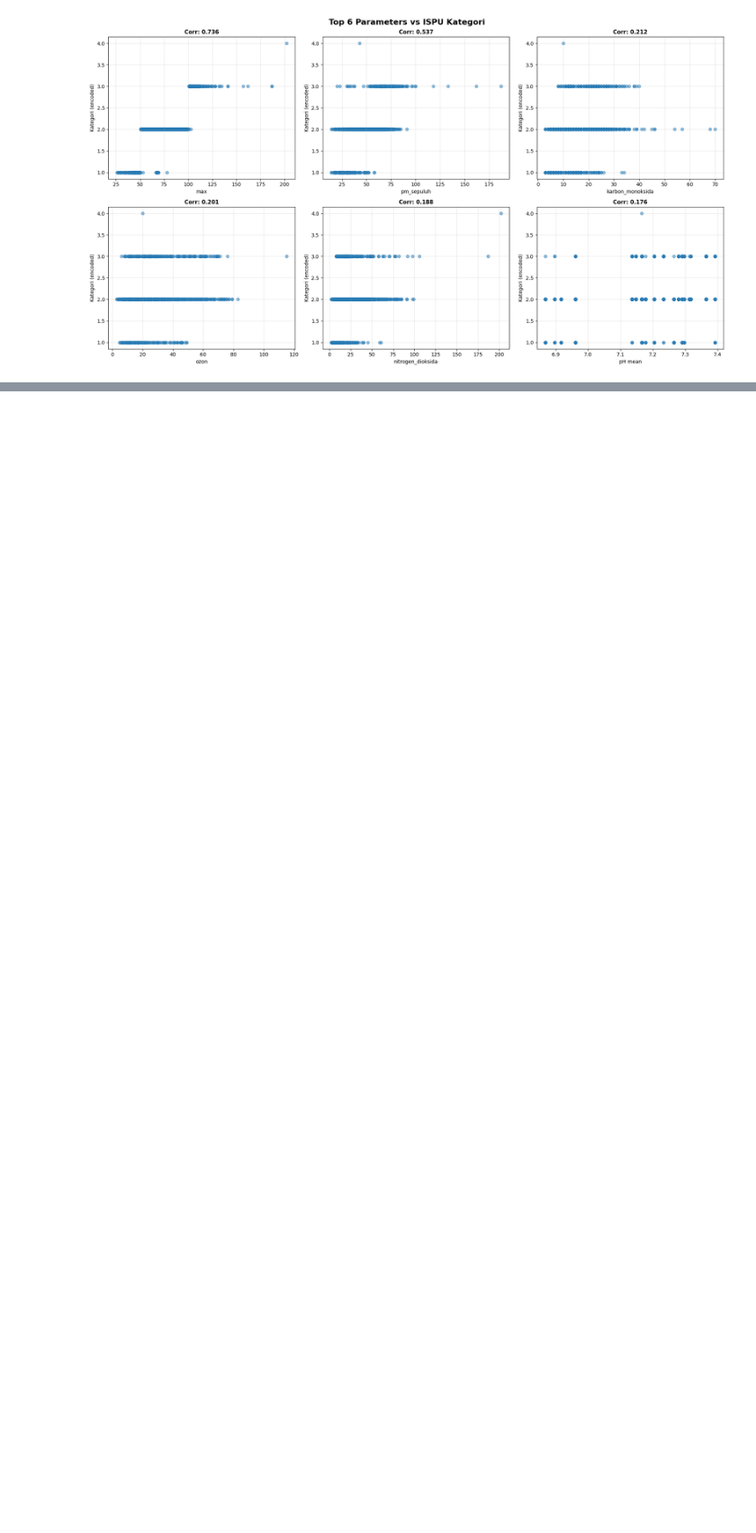
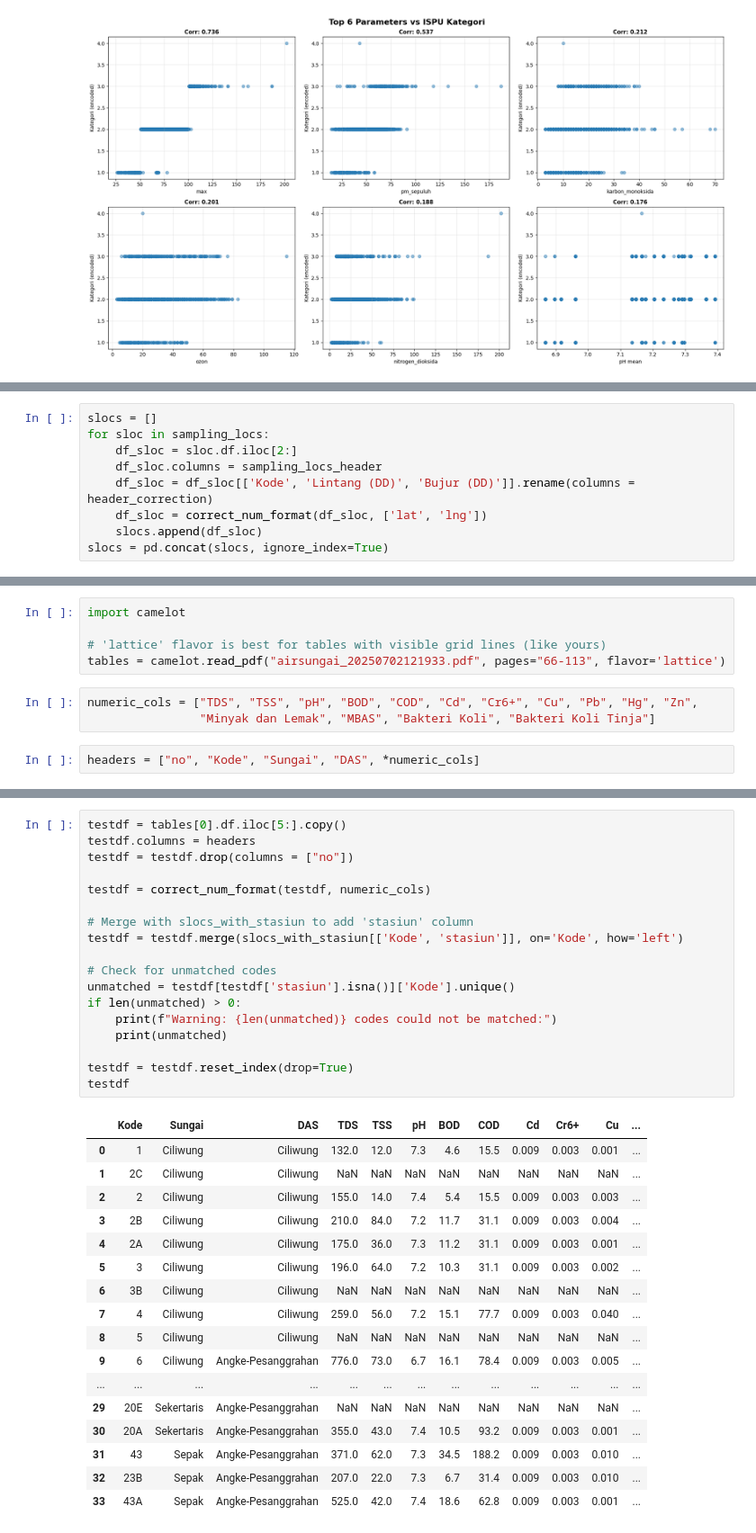
Before and after one commit to DanishRitonga/datavidia-penyisihan, a Jupyter notebook: main.ipynb, the cells around one changed output, grey strips where cells are left out. Shown at 90% size. Cells and saved outputs as stored; diff of their text form; blank space fills up the shorter version.

```diff
--- a/main.ipynb
+++ b/main.ipynb
@@ -965,0 +736,9 @@ memory usage: 5.2 KB
+# %%
+slocs = []
+for sloc in sampling_locs:
+    df_sloc = sloc.df.iloc[2:]
+    df_sloc.columns = sampling_locs_header
+    df_sloc = df_sloc[['Kode', 'Lintang (DD)', 'Bujur (DD)']].rename(columns = header_correction)
+    df_sloc = correct_num_format(df_sloc, ['lat', 'lng'])
+    slocs.append(df_sloc)
+slocs = pd.concat(slocs, ignore_index=True)
@@ -965,0 +845,10 @@ memory usage: 5.2 KB
+# %%
+import camelot
+
+# 'lattice' flavor is best for tables with visible grid lines (like yours)
+tables = camelot.read_pdf("airsungai_20250702121933.pdf", pages="66-113", flavor='lattice')
+# %%
+numeric_cols = ["TDS", "TSS", "pH", "BOD", "COD", "Cd", "Cr6+", "Cu", "Pb", "Hg", "Zn",
+                "Minyak dan Lemak", "MBAS", "Bakteri Koli", "Bakteri Koli Tinja"]
+# %%
+headers = ["no", "Kode", "Sungai", "DAS", *numeric_cols]
@@ -965,0 +1035,36 @@ memory usage: 5.2 KB
+# %%
+testdf = tables[0].df.iloc[5:].copy()
+testdf.columns = headers
+testdf = testdf.drop(columns = ["no"])
+
+testdf = correct_num_format(testdf, numeric_cols)
+
+# Merge with slocs_with_stasiun to add 'stasiun' column
+testdf = testdf.merge(slocs_with_stasiun[['Kode', 'stasiun']], on='Kode', how='left')
+
+# Check for unmatched codes
+unmatched = testdf[testdf['stasiun'].isna()]['Kode'].unique()
+if len(unmatched) > 0:
+    print(f"Warning: {len(unmatched)} codes could not be matched:")
+    print(unmatched)
+
+testdf = testdf.reset_index(drop=True)
+testdf
+# %% [output]
+|  | Kode | Sungai | DAS | TDS | TSS | pH | BOD | COD | Cd | Cr6+ | Cu | ... |
+| 0 | 1 | Ciliwung | Ciliwung | 132.0 | 12.0 | 7.3 | 4.6 | 15.5 | 0.009 | 0.003 | 0.001 | ... |
+| 1 | 2C | Ciliwung | Ciliwung | NaN | NaN | NaN | NaN | NaN | NaN | NaN | NaN | ... |
+| 2 | 2 | Ciliwung | Ciliwung | 155.0 | 14.0 | 7.4 | 5.4 | 15.5 | 0.009 | 0.003 | 0.003 | ... |
+| 3 | 2B | Ciliwung | Ciliwung | 210.0 | 84.0 | 7.2 | 11.7 | 31.1 | 0.009 | 0.003 | 0.004 | ... |
+| 4 | 2A | Ciliwung | Ciliwung | 175.0 | 36.0 | 7.3 | 11.2 | 31.1 | 0.009 | 0.003 | 0.001 | ... |
+| 5 | 3 | Ciliwung | Ciliwung | 196.0 | 64.0 | 7.2 | 10.3 | 31.1 | 0.009 | 0.003 | 0.002 | ... |
+| 6 | 3B | Ciliwung | Ciliwung | NaN | NaN | NaN | NaN | NaN | NaN | NaN | NaN | ... |
+| 7 | 4 | Ciliwung | Ciliwung | 259.0 | 56.0 | 7.2 | 15.1 | 77.7 | 0.009 | 0.003 | 0.040 | ... |
+| 8 | 5 | Ciliwung | Ciliwung | NaN | NaN | NaN | NaN | NaN | NaN | NaN | NaN | ... |
+| 9 | 6 | Ciliwung | Angke-Pesanggrahan | 776.0 | 73.0 | 6.7 | 16.1 | 78.4 | 0.009 | 0.003 | 0.005 | ... |
+| ... | ... | ... | ... | ... | ... | ... | ... | ... | ... | ... | ... | ... |
+| 29 | 20E | Sekertaris | Angke-Pesanggrahan | NaN | NaN | NaN | NaN | NaN | NaN | NaN | NaN | ... |
+| 30 | 20A | Sekertaris | Angke-Pesanggrahan | 355.0 | 43.0 | 7.4 | 10.5 | 93.2 | 0.009 | 0.003 | 0.001 | ... |
+| 31 | 43 | Sepak | Angke-Pesanggrahan | 371.0 | 62.0 | 7.3 | 34.5 | 188.2 | 0.009 | 0.003 | 0.010 | ... |
+| 32 | 23B | Sepak | Angke-Pesanggrahan | 207.0 | 22.0 | 7.3 | 6.7 | 31.4 | 0.009 | 0.003 | 0.010 | ... |
+| 33 | 43A | Sepak | Angke-Pesanggrahan | 525.0 | 42.0 | 7.4 | 18.6 | 62.8 | 0.009 | 0.003 | 0.001 | ... |
```
Also changed, not shown: parts of 70 cells of this notebook, 7 other files.
